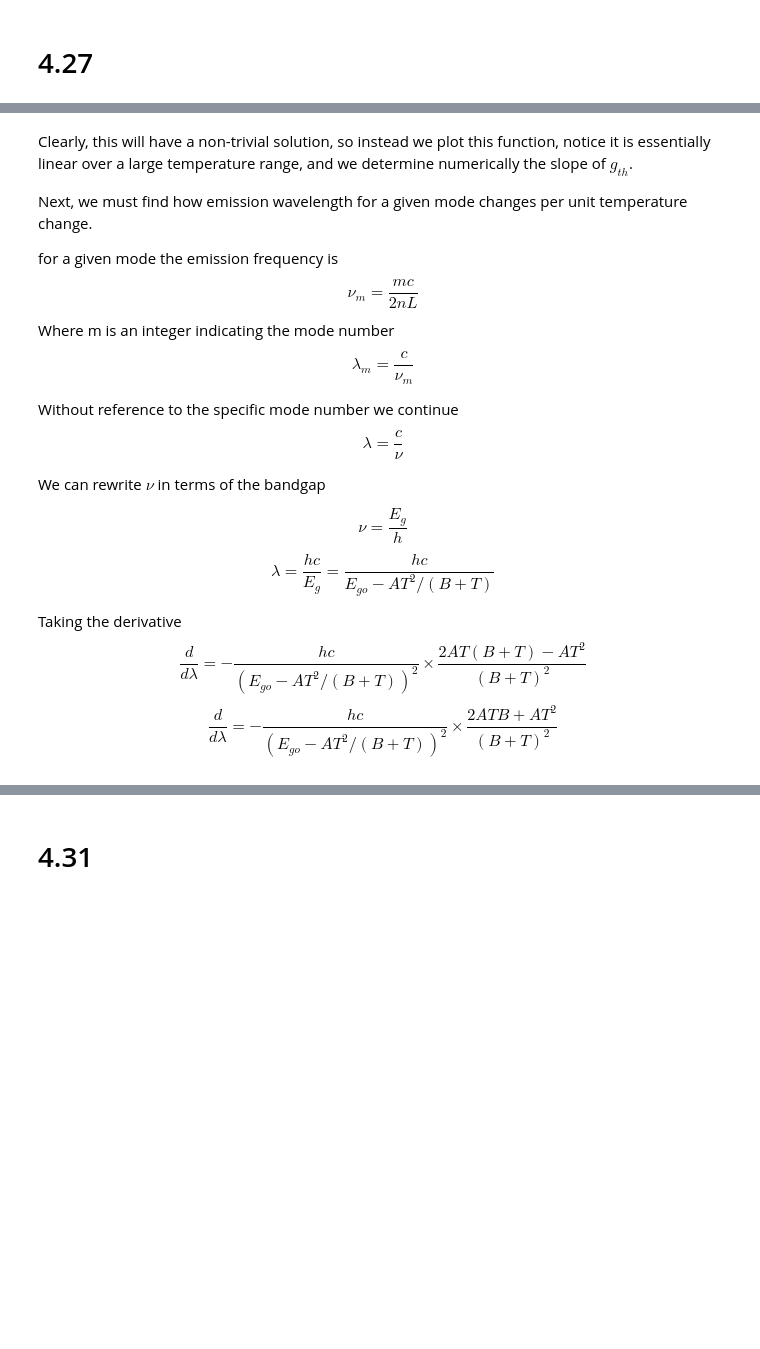
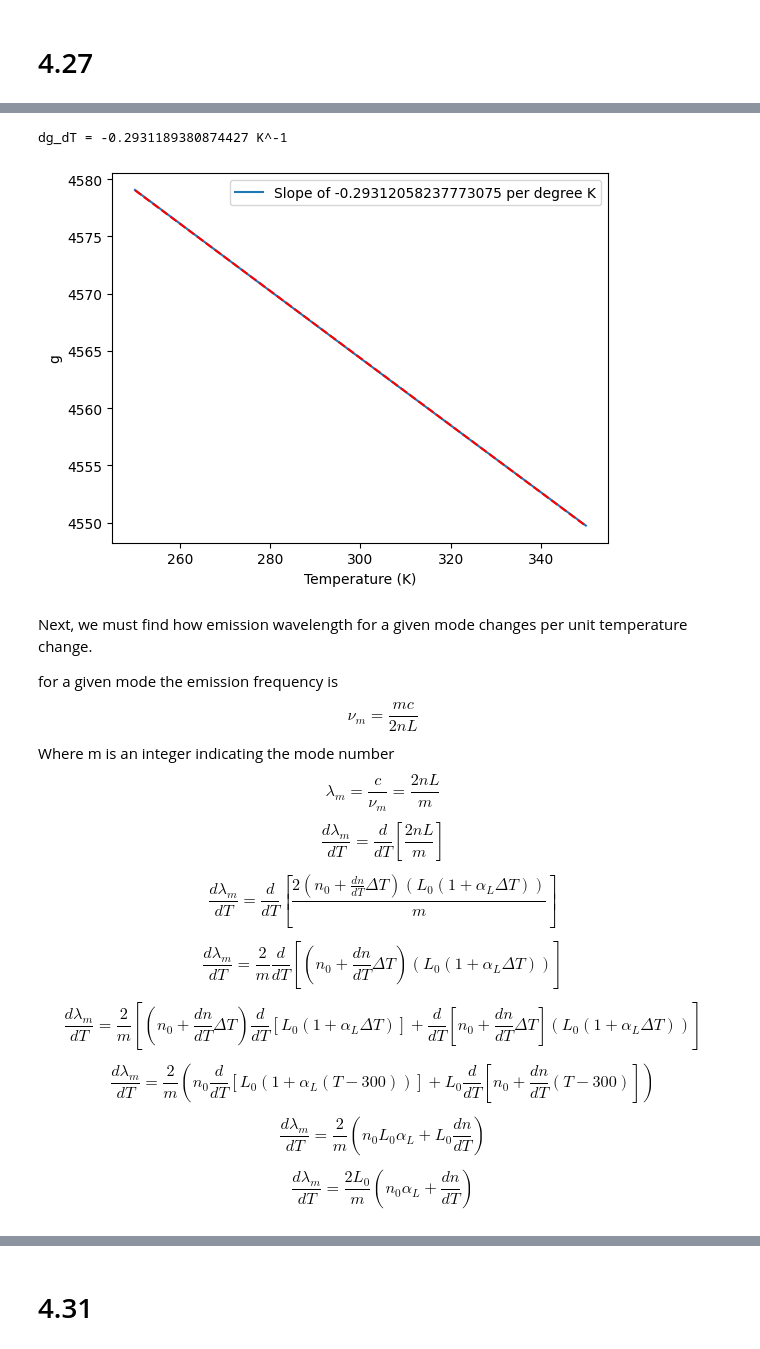
Before and after one commit to 11of12/coursework, a Jupyter notebook: winter2026/ecen555/hw7/hw7.ipynb, the cells around one changed output, grey strips where cells are left out. Drawn from its saved outputs; the diff is of its cells as text; code cells hidden in the pictures; blank space fills up the shorter version.

```diff
--- a/winter2026/ecen555/hw7/hw7.ipynb
+++ b/winter2026/ecen555/hw7/hw7.ipynb
@@ -97,21 +114,78 @@ $$ g_{th} = \alpha_s + \frac{1}{2(1 + 5.6 \times 10^{-6} (T - 300)) \times 250\s
+# %%
+lam = 1550e-9
+L_0 = 250e-6
+alpha_s = 0.0
+n_room_temp = 3.60 # refractive index, at room temperature I think
+n_0 = n_room_temp
+dn_dT = 2e-4 # K^-1
+linear_thermal_expansion = 5.6e-6 # K^-1
+alpha_L = linear_thermal_expansion
+E_go = 0.850 # eV
+A = 4.906e-4 # eV
+B = 301 # K
+
+import matplotlib.pyplot as plt
+
+# print(
+#     (4*dn_dT * ((n_room_temp-1)**4 - (n_room_temp+1)**4)/((n_room_temp+1)*(n_room_temp-1)) - np.log((n_room_temp+1)**4/(n_room_temp-1)**4)*linear_thermal_expansion)/(2*L)
+# )
+
+
+dg_dT = (1/(2*L_0)) * (n_room_temp - 1)**4 / (n_room_temp + 1)**4 * ((n_room_temp-1)**4 * 4*(n_room_temp+1)**3 * dn_dT - (n_room_temp+1)**4 * 4*(n_room_temp-1)**3 * dn_dT)/(n_room_temp-1)**8 -linear_thermal_expansion*np.log((n_room_temp+1)**4 / (n_room_temp - 1)**4) / (2*L_0)
+
+dg_dT = 2*dn_dT / L_0 * ((n_0 - 1)-(n_0 + 1))/((n_0 - 1)*(n_0 + 1)) - alpha_L / (2 * L_0)*np.log(((n_0 + 1)/(n_0 -1))**4)
+print(
+    f"dg_dT = {dg_dT} K^-1"
+)
+
+# print(
+#     (1/(2*L)) * (n_room_temp - 1)**4 / (n_room_temp + 1)**4 * ((n_room_temp-1)**4 * 4*(n_room_temp+1)**3 * dn_dT - (n_room_temp+1)**4 * 4*(n_room_temp-1)**3 * dn_dT)/(n_room_temp-1)**8
+# )
+
+# print(-linear_thermal_expansion*np.log((n_room_temp+1)**4 / (n_room_temp - 1)**4) / (2*L))
+
+T = np.linspace(250, 350, 1000)
+alpha_T = 5.6*10**-6
+n = n_room_temp - dn_dT*(300 - T)
+L = (1 + alpha_T * (T-300)) * L_0
+# plt.plot(T, n)
+
+R = (n-1)**2 / (n+1)**2 # Assuming that this is at
+# x = 1/R**2
+# plt.plot(x, np.log(1/R**2))
+# plt.plot(x, 0.104*x + 1.26)
+
+# plt.show()
+g = 1/(2*L) * np.log(1/R**2)
+
+slope, intercept = np.polyfit(T, g, deg=1)
+
+plt.plot(T, g, label=f"Slope of {slope} per degree K")
+plt.plot(T, T*slope+intercept, "r--")
+plt.xlabel("Temperature (K)")
+plt.ylabel("g")
+plt.legend()
+plt.show()
+# %% [output]
+dg_dT = -0.2931189380874427 K^-1
+[figure, added]
 # %% [markdown]
-Clearly, this will have a non-trivial solution, so instead we plot this function, notice it is essentially linear over a large temperature range, and we determine numerically the slope of $g_{th}$.
-
 Next, we must find how emission wavelength for a given mode changes per unit temperature change.
 
 for a given mode the emission frequency is
 $$ \nu_m = \frac{mc}{2nL} $$
 Where m is an integer indicating the mode number
-$$ \lambda_m = \frac{c}{\nu_m} $$
+$$ \lambda_m = \frac{c}{\nu_m} = \frac{2nL}{m} $$
+$$ \frac{d\lambda_m}{dT} = \frac{d}{dT}[\frac{2nL}{m}] $$
 
-Without reference to the specific mode number we continue
-$$ \lambda = \frac{c}{\nu} $$
+$$ \frac{d\lambda_m}{dT} = \frac{d}{dT}[\frac{2(n_0 + \frac{dn}{dT}\Delta T)(L_{0}( 1 + \alpha_L \Delta T))}{m}] $$
 
-We can rewrite $\nu$ in terms of the bandgap
+$$ \frac{d\lambda_m}{dT} = \frac{2}{m}\frac{d}{dT}[(n_0 + \frac{dn}{dT}\Delta T)(L_{0}( 1 + \alpha_L \Delta T))] $$
 
-$$ \nu = \frac{E_g}{h} $$
-$$ \lambda = \frac{hc}{E_g} = \frac{hc}{E_{go} - AT^2/(B+T)}$$
+$$ \frac{d\lambda_m}{dT} = \frac{2}{m}[(n_0 + \frac{dn}{dT}\Delta T)\frac{d}{dT}[L_{0}( 1 + \alpha_L \Delta T)] + \frac{d}{dT}[n_0 + \frac{dn}{dT}\Delta T](L_{0}( 1 + \alpha_L \Delta T))] $$
 
-Taking the derivative
-$$ \frac{d}{d\lambda} = -\frac{hc}{(E_{go} - AT^2/(B+T))^2 }\times \frac{2AT(B+T) - AT^2}{(B+T)^2}$$
-$$ \frac{d}{d\lambda} = -\frac{hc}{(E_{go} - AT^2/(B+T))^2 }\times \frac{2ATB+AT^2}{(B+T)^2}$$
+$$ \frac{d\lambda_m}{dT} = \frac{2}{m}(n_0\frac{d}{dT}[L_{0}( 1 + \alpha_L (T-300))] + L_{0}\frac{d}{dT}[n_0 + \frac{dn}{dT}(T-300)]) $$
+
+$$ \frac{d\lambda_m}{dT} = \frac{2}{m}(n_0L_{0}\alpha_L + L_{0}\frac{dn}{dT}) $$
+
+$$ \frac{d\lambda_m}{dT} = \frac{2L_{0}}{m}(n_0\alpha_L + \frac{dn}{dT}) $$
```
Also changed, not shown: parts of 11 cells of this notebook, 24 other files.
